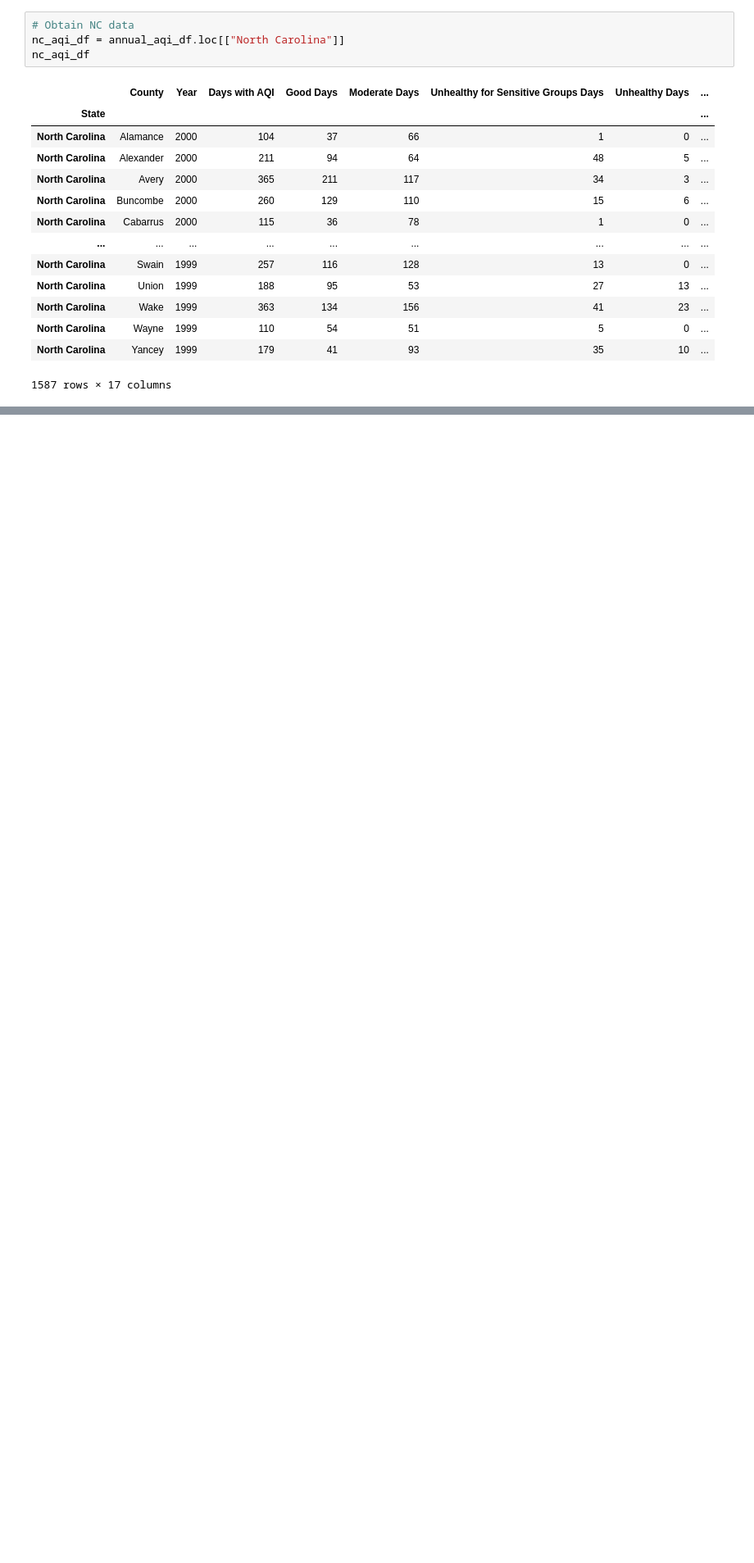
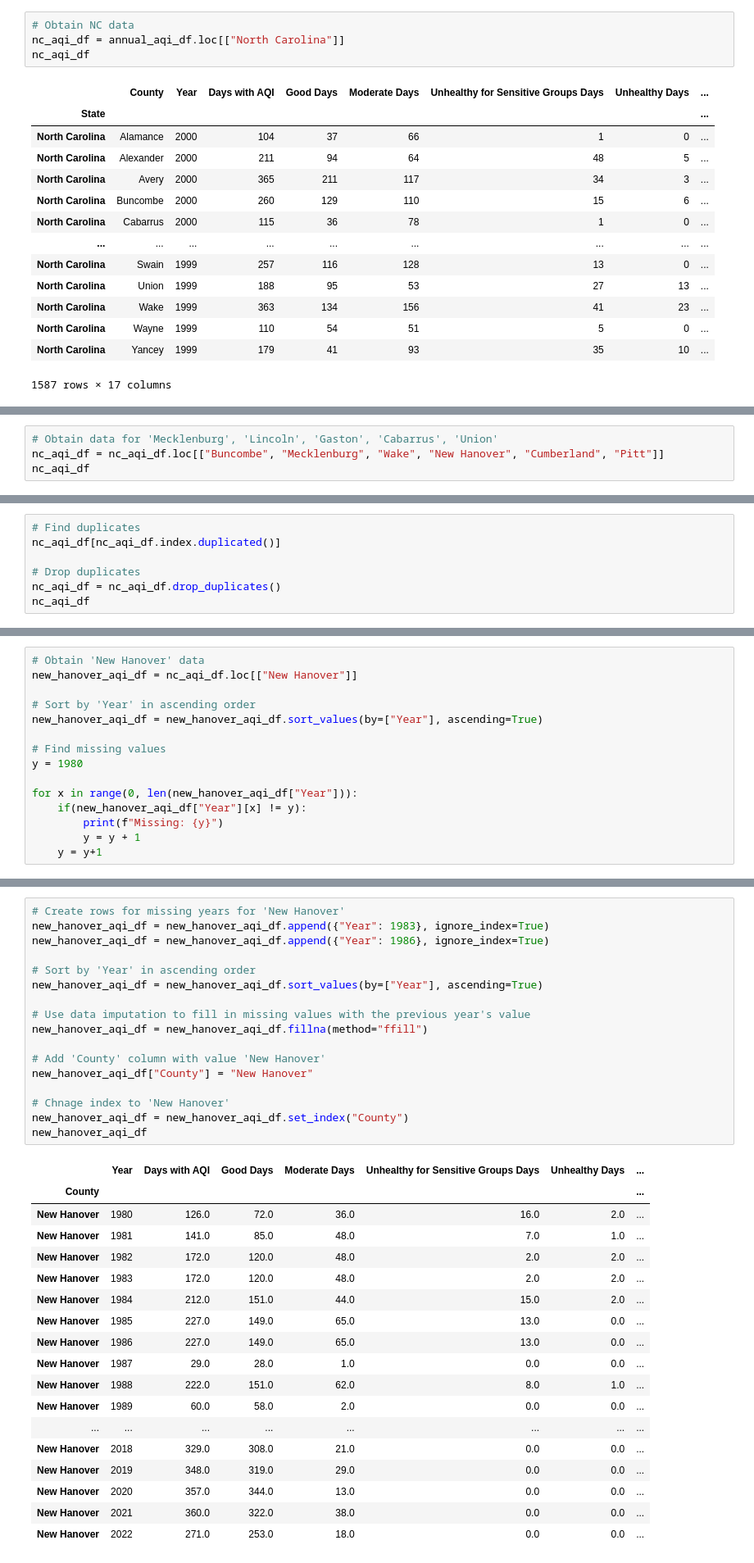
Before and after one commit to asosatrejo/project-4, a Jupyter notebook: merge-csvs.ipynb, the cells around one changed output, grey strips where cells are left out. Shown at 82% size. Cells and saved outputs as stored; diff of their text form; blank space fills up the shorter version.

```diff
--- a/merge-csvs.ipynb
+++ b/merge-csvs.ipynb
@@ -76,0 +93,4 @@ nc_aqi_df.to_csv('Resources/nc_aqi_1980-2022.csv')
+# %%
+# Obtain data for 'Mecklenburg', 'Lincoln', 'Gaston', 'Cabarrus', 'Union'
+nc_aqi_df = nc_aqi_df.loc[["Buncombe", "Mecklenburg", "Wake", "New Hanover", "Cumberland", "Pitt"]]
+nc_aqi_df
@@ -76,0 +112,7 @@ nc_aqi_df.to_csv('Resources/nc_aqi_1980-2022.csv')
+# %%
+# Find duplicates
+nc_aqi_df[nc_aqi_df.index.duplicated()]
+
+# Drop duplicates
+nc_aqi_df = nc_aqi_df.drop_duplicates()
+nc_aqi_df
@@ -76,0 +166,15 @@ nc_aqi_df.to_csv('Resources/nc_aqi_1980-2022.csv')
+# %%
+# Obtain 'New Hanover' data
+new_hanover_aqi_df = nc_aqi_df.loc[["New Hanover"]]
+
+# Sort by 'Year' in ascending order
+new_hanover_aqi_df = new_hanover_aqi_df.sort_values(by=["Year"], ascending=True)
+
+# Find missing values
+y = 1980
+
+for x in range(0, len(new_hanover_aqi_df["Year"])):
+    if(new_hanover_aqi_df["Year"][x] != y):
+        print(f"Missing: {y}")
+        y = y + 1
+    y = y+1
@@ -76,0 +195,36 @@ nc_aqi_df.to_csv('Resources/nc_aqi_1980-2022.csv')
+# %%
+# Create rows for missing years for 'New Hanover'
+new_hanover_aqi_df = new_hanover_aqi_df.append({"Year": 1983}, ignore_index=True)
+new_hanover_aqi_df = new_hanover_aqi_df.append({"Year": 1986}, ignore_index=True)
+
+# Sort by 'Year' in ascending order
+new_hanover_aqi_df = new_hanover_aqi_df.sort_values(by=["Year"], ascending=True)
+
+# Use data imputation to fill in missing values with the previous year's value
+new_hanover_aqi_df = new_hanover_aqi_df.fillna(method="ffill")
+
+# Add 'County' column with value 'New Hanover'
+new_hanover_aqi_df["County"] = "New Hanover"
+
+# Chnage index to 'New Hanover'
+new_hanover_aqi_df = new_hanover_aqi_df.set_index("County")
+new_hanover_aqi_df
+# %% [output]
+|  | Year | Days with AQI | Good Days | Moderate Days | Unhealthy for Sensitive Groups Days | Unhealthy Days | ... |
+| County |  |  |  |  |  |  | ... |
+| New Hanover | 1980 | 126.0 | 72.0 | 36.0 | 16.0 | 2.0 | ... |
+| New Hanover | 1981 | 141.0 | 85.0 | 48.0 | 7.0 | 1.0 | ... |
+| New Hanover | 1982 | 172.0 | 120.0 | 48.0 | 2.0 | 2.0 | ... |
+| New Hanover | 1983 | 172.0 | 120.0 | 48.0 | 2.0 | 2.0 | ... |
+| New Hanover | 1984 | 212.0 | 151.0 | 44.0 | 15.0 | 2.0 | ... |
+| New Hanover | 1985 | 227.0 | 149.0 | 65.0 | 13.0 | 0.0 | ... |
+| New Hanover | 1986 | 227.0 | 149.0 | 65.0 | 13.0 | 0.0 | ... |
+| New Hanover | 1987 | 29.0 | 28.0 | 1.0 | 0.0 | 0.0 | ... |
+| New Hanover | 1988 | 222.0 | 151.0 | 62.0 | 8.0 | 1.0 | ... |
+| New Hanover | 1989 | 60.0 | 58.0 | 2.0 | 0.0 | 0.0 | ... |
+| ... | ... | ... | ... | ... | ... | ... | ... |
+| New Hanover | 2018 | 329.0 | 308.0 | 21.0 | 0.0 | 0.0 | ... |
+| New Hanover | 2019 | 348.0 | 319.0 | 29.0 | 0.0 | 0.0 | ... |
+| New Hanover | 2020 | 357.0 | 344.0 | 13.0 | 0.0 | 0.0 | ... |
+| New Hanover | 2021 | 360.0 | 322.0 | 38.0 | 0.0 | 0.0 | ... |
+| New Hanover | 2022 | 271.0 | 253.0 | 18.0 | 0.0 | 0.0 | ... |
```
Also changed, not shown: parts of 16 cells of this notebook, 7 other files.
